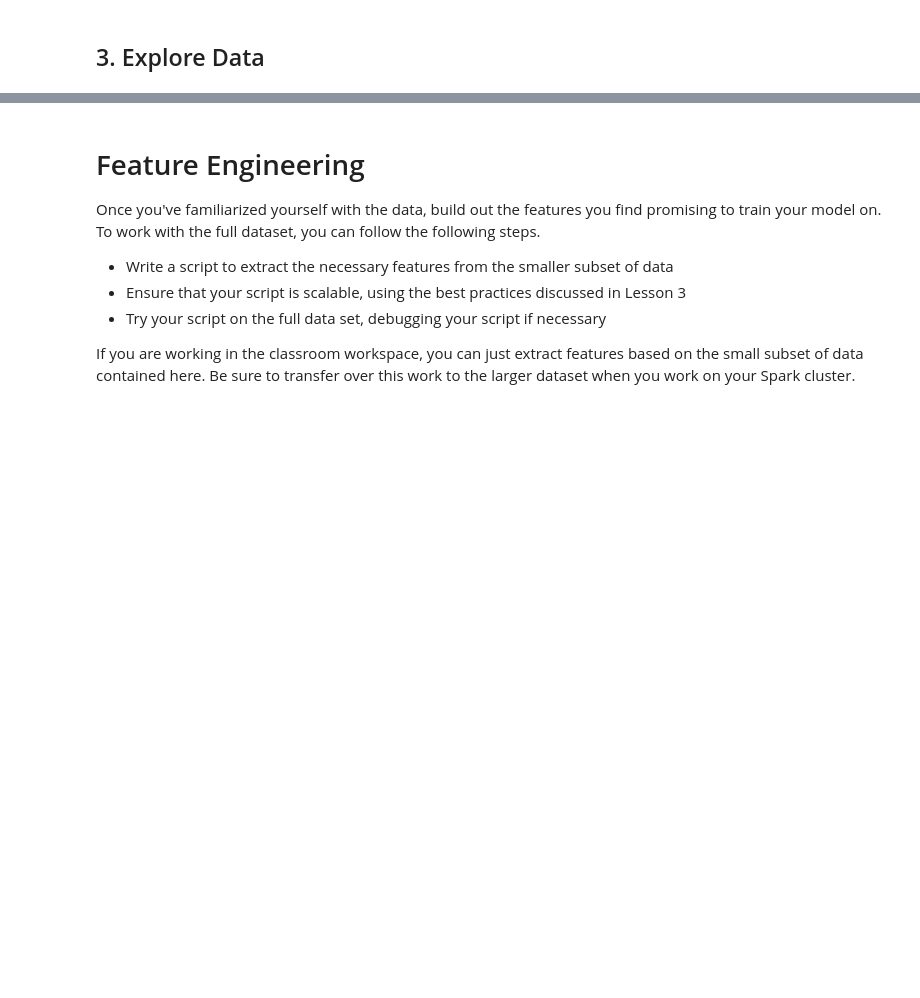
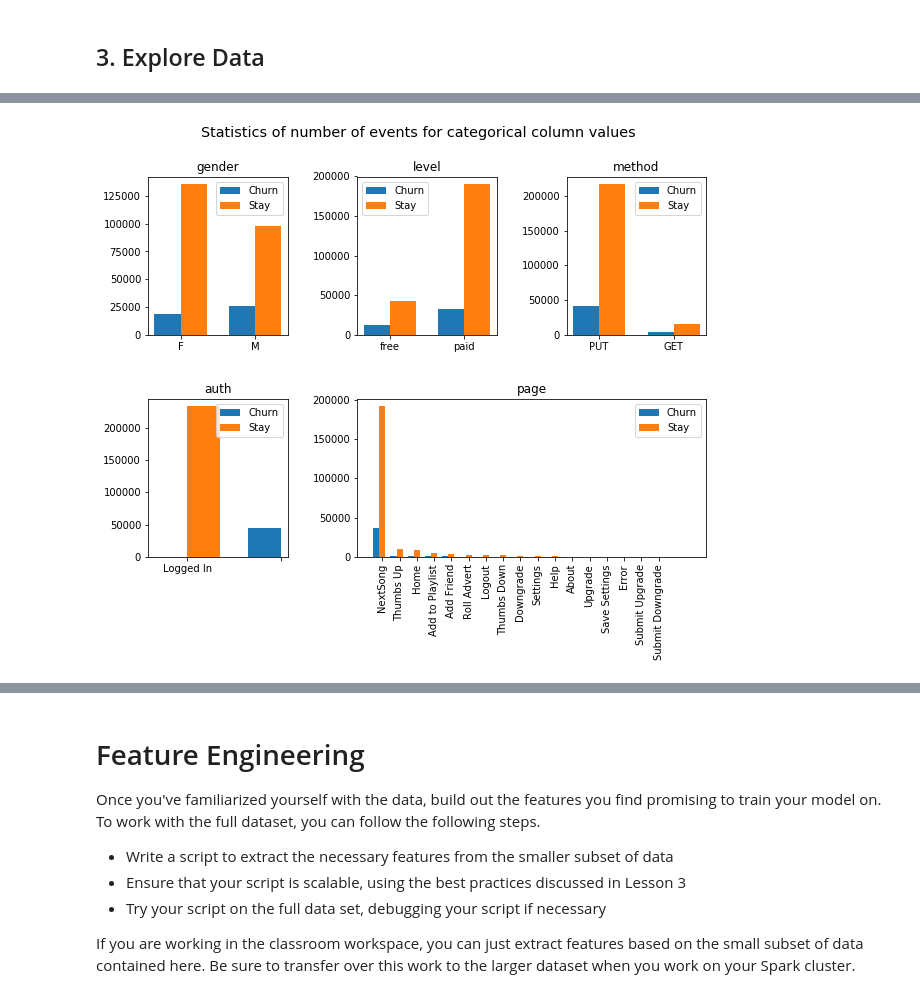
Before and after one commit to Lexie88rus/Udacity-DSND-Capstone-Data-Analysis-with-Spark, a Jupyter notebook: Sparkify.ipynb, the cells around one changed output, grey strips where cells are left out. Cells and saved outputs as stored; diff of their text form; code cells hidden in the pictures; blank space fills up the shorter version.

```diff
--- a/Sparkify.ipynb
+++ b/Sparkify.ipynb
@@ -282,0 +332,20 @@ Create a column `Churn` to label users who cancelled subscription using `Cancell
+# %%
+# create column Churn and mark rows for the users, who cancelled subscription, with Churn = 1
+
+cancellation_event = udf(lambda x: 1 if x == "Cancellation Confirmation" else 0, IntegerType())
+# set churn = 1 for rows where page == 'Cancellation Confirmation'
+df = df.withColumn("churn", cancellation_event("page"))
+# %%
+# get userId with churn == 1
+cancelled_users = df.select(['userId']).where(df.churn == 1).groupby('userId').count().toPandas()['userId'].values
+# %%
+# set churn == 1 for all rows for users who cancelled their subscription
+
+# create udf, which sets churn of a row to 1 if userId is in cancelled_users list
+def fill_array(userId, features):
+    if(userId in cancelled_users): return 1
+    else : return 0
+
+fill_array_udf = udf(fill_array, IntegerType())
+
+df = df.withColumn("churn", fill_array_udf(col("userId"), col("churn")))
@@ -286,0 +389,59 @@ Perform some exploratory data analysis to observe the behavior for users who sta
+# %%
+# plot bar charts with values of categorical values
+
+cat_columns = ['gender', 'level', 'method', 'auth']
+
+fig = plt.figure(figsize=(10, 7))
+st = fig.suptitle("Statistics of number of events for categorical column values", fontsize="x-large")
+
+grid = plt.GridSpec(2, 3, hspace=0.4, wspace=0.5)
+width = 0.35
+
+counter = 0
+for cat_column in cat_columns:
+
+    trace_x = counter // 3
+    trace_y = counter % 3
+
+    hist_ax = fig.add_subplot(grid[trace_x, trace_y])
+
+    value_counts_ch = df.where(df['churn'] == 1).groupBy(cat_column).count().toPandas()
+    value_counts_st = df.where(df['churn'] == 0).groupBy(cat_column).count().toPandas()
+
+    x_pos_ch = np.arange(0, len(value_counts_ch))
+    x_pos_st = np.arange(0, len(value_counts_st))
+
+    p1 = hist_ax.bar(x_pos_ch, value_counts_ch['count'].values, width, \
+                     tick_label = value_counts_ch[cat_column].values)
+    p2 = hist_ax.bar(x_pos_st + width, value_counts_st['count'].values, width, \
+                     tick_label = value_counts_st[cat_column].values)
+
+    hist_ax.set_title(cat_column)
+    hist_ax.set_xticks(x_pos + width / 2)
+
+    hist_ax.legend((p1[0], p2[0]), ('Churn', 'Stay'))
+
+    counter += 1
+
+page_ax = fig.add_subplot(grid[1 , 1:])
+
+value_counts_ch = df.where(df['churn'] == 1).groupBy('page').count().orderBy('count', ascending=False).toPandas()
+value_counts_st = df.where(df['churn'] == 0).groupBy('page').count().orderBy('count', ascending=False).toPandas()
+
+x_pos_ch = np.arange(0, len(value_counts_ch))
+x_pos_st = np.arange(0, len(value_counts_st))
+
+p1 = page_ax.bar(x_pos_ch, value_counts_ch['count'].values, width, tick_label = value_counts_ch['page'].values)
+p2 = page_ax.bar(x_pos_st + width, value_counts_st['count'].values, width, \
+                 tick_label = value_counts_st['page'].values)
+
+page_ax.legend((p1[0], p2[0]), ('Churn', 'Stay'))
+
+page_ax.set_title('page')
+
+for tick in page_ax.get_xticklabels():
+    tick.set_rotation(90)
+
+plt.show()
+# %% [output]
+[figure, added]
```
Also changed, not shown: parts of 36 cells of this notebook.
